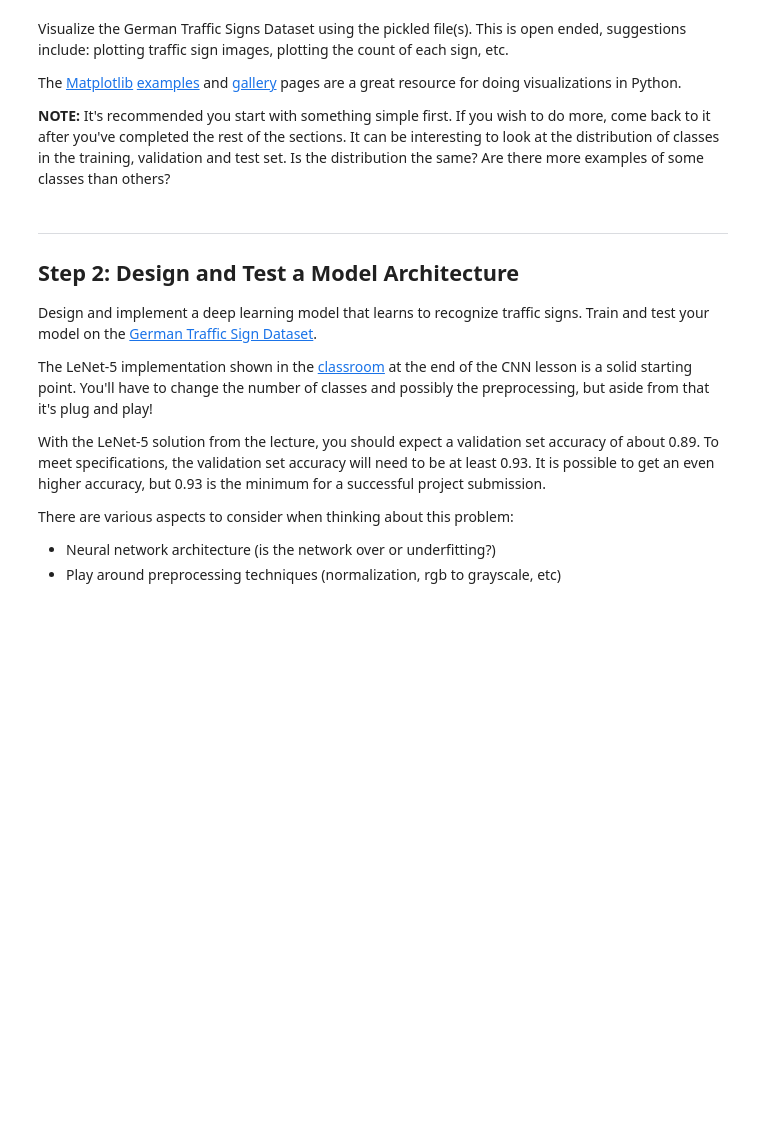
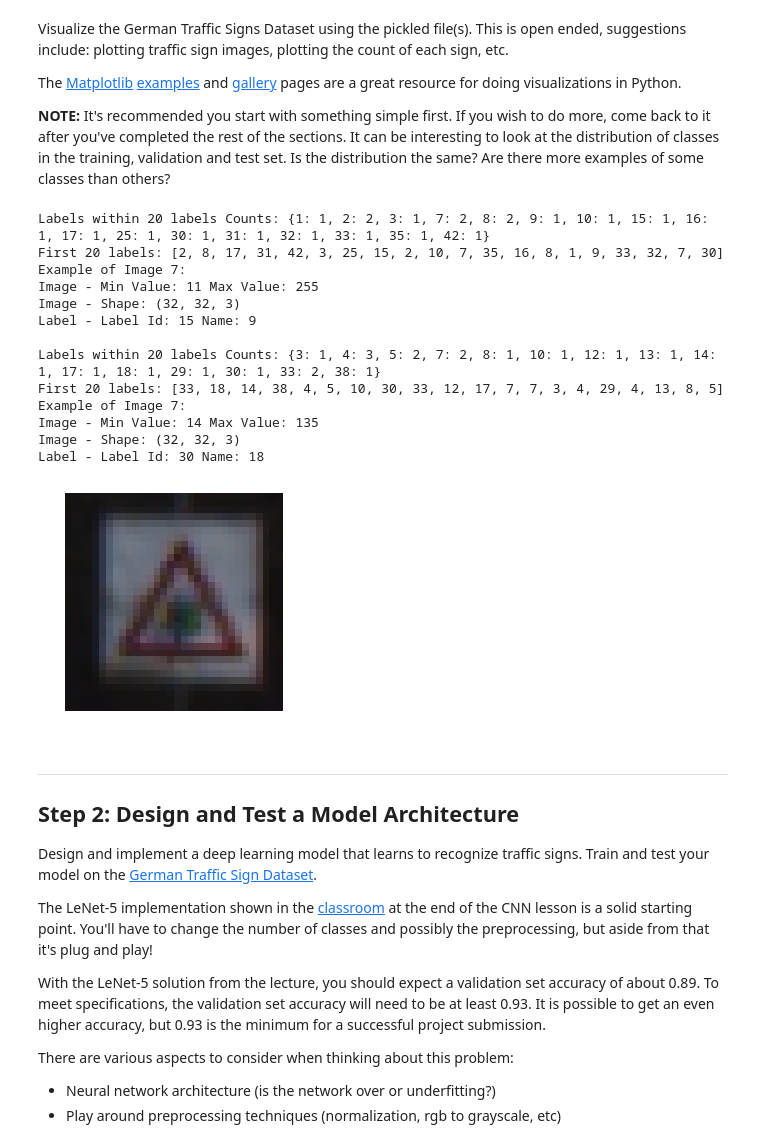
Before and after one commit to rising-turtle/SelfDriving, a Jupyter notebook: CarND-Traffic-Sign-Classifier-Project/Traffic_Sign_Classifier.ipynb, the cells around one changed output. Saved outputs shown, nothing was run; the diff lists cells and outputs as text; code cells hidden in the pictures; blank space fills up the shorter version.

```diff
--- a/CarND-Traffic-Sign-Classifier-Project/Traffic_Sign_Classifier.ipynb
+++ b/CarND-Traffic-Sign-Classifier-Project/Traffic_Sign_Classifier.ipynb
@@ -105,3 +99,60 @@ import matplotlib.pyplot as plt
+# %%
+### Data exploration visualization code goes here.
+### Feel free to use as many code cells as needed.
+import matplotlib.pyplot as plt
+# Visualizations will be shown in the notebook.
+%matplotlib inline
+
+### show statics of the previous 100 data
+### labels's distribution
+### show one sample
+def stat_data(x, y, n, sample_id = 1):
+    print('\nLabels within {} labels Counts: {}'.format(n, dict(zip(*np.unique(y[:n], return_counts=True)))))
+    print('First {} labels: {}'.format(n, y[:n]))
+
+    sample_image = x[sample_id]
+    sample_label = y[sample_id]
+    print('Example of Image {}:'.format(sample_id))
+    print('Image - Min Value: {} Max Value: {}'.format(sample_image.min(), sample_image.max()))
+    print('Image - Shape: {}'.format(sample_image.shape))
+    print('Label - Label Id: {} Name: {}'.format(sample_label, y[sample_label]))
+    plt.axis('off')
+    plt.imshow(sample_image)
+
+# stat_data(X_train, y_train, 20, 7)
+# stat_data(X_valid, y_valid, 20, 7)
+# stat_data(X_test, y_test, 10, 3)
+
+### let's shuffle the data
+def shuffle_data(x, y):
+    N = len(y)
+    a = list(range(N))
+    # print('N = {} a = {}'.format(N, a))
+    np.random.shuffle(a)
+    xx = [x[i] for i in a]
+    yy = [y[i] for i in a]
+    return xx, yy
+
+X_train_s, y_train_s = shuffle_data(X_train, y_train)
+X_valid_s, y_valid_s = shuffle_data(X_valid, y_valid)
+
+stat_data(X_valid_s, y_valid_s, 20, 7)
+stat_data(X_train_s, y_train_s, 20, 7)
+# %% [output]
+Labels within 20 labels Counts: {1: 1, 2: 2, 3: 1, 7: 2, 8: 2, 9: 1, 10: 1, 15: 1, 16: 1, 17: 1, 25: 1, 30: 1, 31: 1, 32: 1, 33: 1, 35: 1, 42: 1}
+First 20 labels: [2, 8, 17, 31, 42, 3, 25, 15, 2, 10, 7, 35, 16, 8, 1, 9, 33, 32, 7, 30]
+Example of Image 7:
+Image - Min Value: 11 Max Value: 255
+Image - Shape: (32, 32, 3)
+Label - Label Id: 15 Name: 9
+
+Labels within 20 labels Counts: {3: 1, 4: 3, 5: 2, 7: 2, 8: 1, 10: 1, 12: 1, 13: 1, 14: 1, 17: 1, 18: 1, 29: 1, 30: 1, 33: 2, 38: 1}
+First 20 labels: [33, 18, 14, 38, 4, 5, 10, 30, 33, 12, 17, 7, 7, 3, 4, 29, 4, 13, 8, 5]
+Example of Image 7:
+Image - Min Value: 14 Max Value: 135
+Image - Shape: (32, 32, 3)
+Label - Label Id: 30 Name: 18
+[figure, added]
 # %% [markdown]
 ----
 
```
Also changed, not shown: parts of 6 cells of this notebook.
